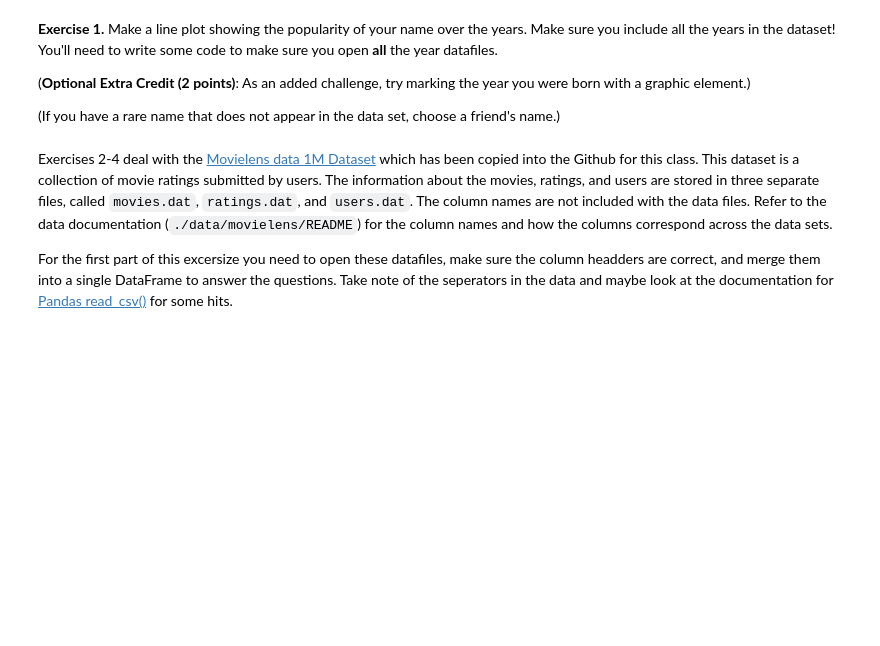
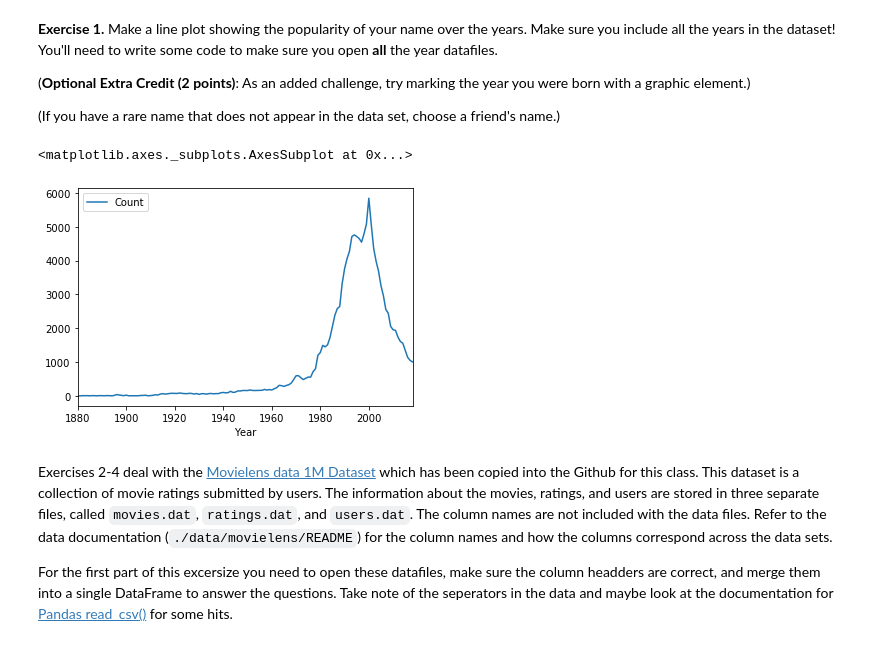
Before and after one commit to thegerrit/data_science, a Jupyter notebook: labs/Lab07-MergingJoin.ipynb, the cells around one changed output. Drawn from its saved outputs; the diff is of its cells as text; code cells hidden in the pictures; blank space fills up the shorter version.

```diff
--- a/labs/Lab07-MergingJoin.ipynb
+++ b/labs/Lab07-MergingJoin.ipynb
@@ -253,3 +425,36 @@ One way to visualize the different types of joins is using Venn diagrams. The sh
+# %%
+# TYPE YOUR CODE HERE
+#loop to create data frames from datasets.
+i = 1880
+mylist = []
+
+while (i <= 2018):
+    dfname = 'names' + str(i)
+
+    #create a drataframe with the above string as its name.
+    exec(
+        "%s = %s" %
+        (dfname, 'pd.read_csv("./data/names/yob' + str(i) + '.txt",header=None,names=["Name", "Sex", "Count"])')
+    )
+
+    #add the year and count to a list of lists
+    exec(
+        'mylist.append([%d ,int(%s[(%s["Name"] == "Garrett") & (%s["Sex"] == "M")]["Count"]) ])' %
+        (i, dfname, dfname, dfname)
+    )
+
+
+
+    i = i + 1
+
+
+#turn myList into a DataFrame
+frame = pd.DataFrame(mylist, columns = ["Year","Count"])
+
+frame.set_index("Year").plot.line()
+# %% [output]
+<matplotlib.axes._subplots.AxesSubplot at 0x...>
+[figure, added]
 # %% [markdown]
 Exercises 2-4 deal with the [Movielens data 1M Dataset](https://grouplens.org/datasets/movielens/1m/) which has been copied into the Github for this class.  This dataset is a collection of movie ratings submitted by users. The information about the movies, ratings, and users are stored in three separate files, called `movies.dat`, `ratings.dat`, and `users.dat`. The column names are not included with the data files. Refer to the data documentation (`./data/movielens/README`) for the column names and how the columns correspond across the data sets.
 
```
Also changed, not shown: parts of 35 cells of this notebook, 3 other files.
